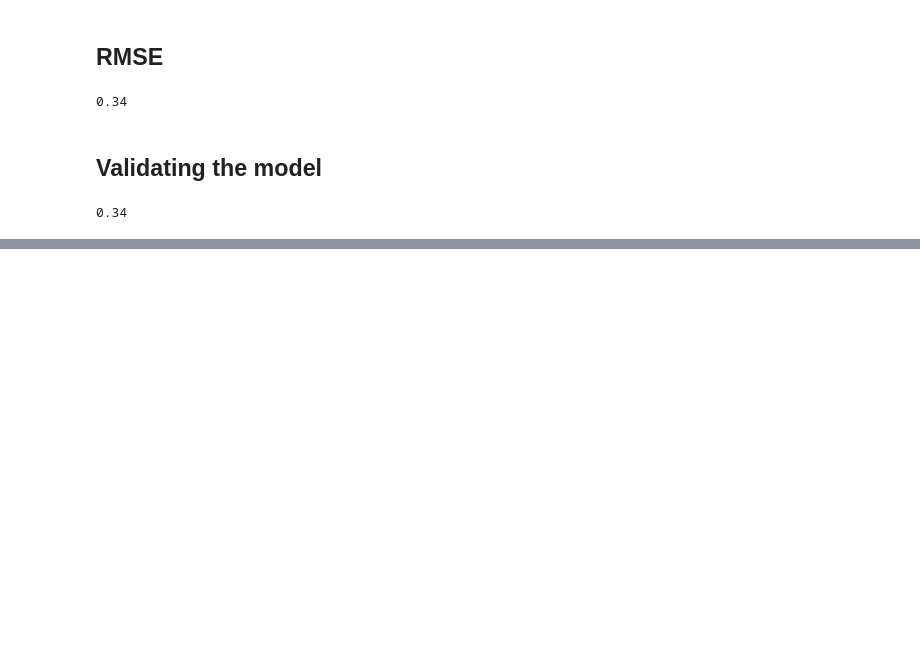
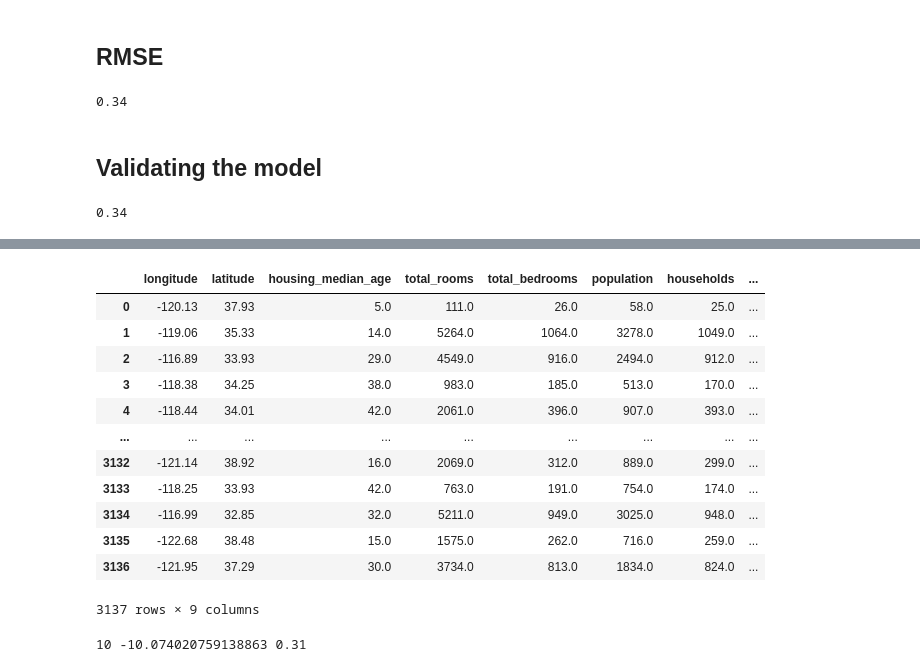
Before and after one commit to klychliiev/ML_zoomcamp_week2_regression, a Jupyter notebook: main.ipynb, the cells around one changed output, grey strips where cells are left out. Cells and saved outputs as stored; diff of their text form; code cells hidden in the pictures; blank space fills up the shorter version.

```diff
--- a/main.ipynb
+++ b/main.ipynb
@@ -485,0 +718,39 @@ rmse(y_val, y_pred)
+# %%
+idx = np.arange(n)
+np.random.shuffle(idx)
+np.random.seed(9)
+
+df_train = new_df.iloc[idx[:n_train]]
+df_val = new_df.iloc[idx[n_train:n_train+n_val]]
+df_test = new_df.iloc[n_train+n_val:]
+
+train = df_train.reset_index(drop=True)
+test = df_test.reset_index(drop=True)
+val = df_val.reset_index(drop=True)
+# %%
+val
+# %% [output]
+|  | longitude | latitude | housing_median_age | total_rooms | total_bedrooms | population | households | ... |
+| 0 | -120.13 | 37.93 | 5.0 | 111.0 | 26.0 | 58.0 | 25.0 | ... |
+| 1 | -119.06 | 35.33 | 14.0 | 5264.0 | 1064.0 | 3278.0 | 1049.0 | ... |
+| 2 | -116.89 | 33.93 | 29.0 | 4549.0 | 916.0 | 2494.0 | 912.0 | ... |
+| 3 | -118.38 | 34.25 | 38.0 | 983.0 | 185.0 | 513.0 | 170.0 | ... |
+| 4 | -118.44 | 34.01 | 42.0 | 2061.0 | 396.0 | 907.0 | 393.0 | ... |
+| ... | ... | ... | ... | ... | ... | ... | ... | ... |
+| 3132 | -121.14 | 38.92 | 16.0 | 2069.0 | 312.0 | 889.0 | 299.0 | ... |
+| 3133 | -118.25 | 33.93 | 42.0 | 763.0 | 191.0 | 754.0 | 174.0 | ... |
+| 3134 | -116.99 | 32.85 | 32.0 | 5211.0 | 949.0 | 3025.0 | 948.0 | ... |
+| 3135 | -122.68 | 38.48 | 15.0 | 1575.0 | 262.0 | 716.0 | 259.0 | ... |
+| 3136 | -121.95 | 37.29 | 30.0 | 3734.0 | 813.0 | 1834.0 | 824.0 | ... |
+3137 rows × 9 columns
+# %%
+X_train = prepare_X(filled_zeros)
+w0, w = train_linear_regression_reg(X_train, y, r=0.001)
+
+X_test = prepare_X(df_te)
+y_pred = w0 + X_test.dot(w)
+score = rmse(y_test, y_pred)
+
+print(r, w0, score)
+# %% [output]
+10 -10.074020759138863 0.31
```
Also changed, not shown: parts of 20 cells of this notebook.
